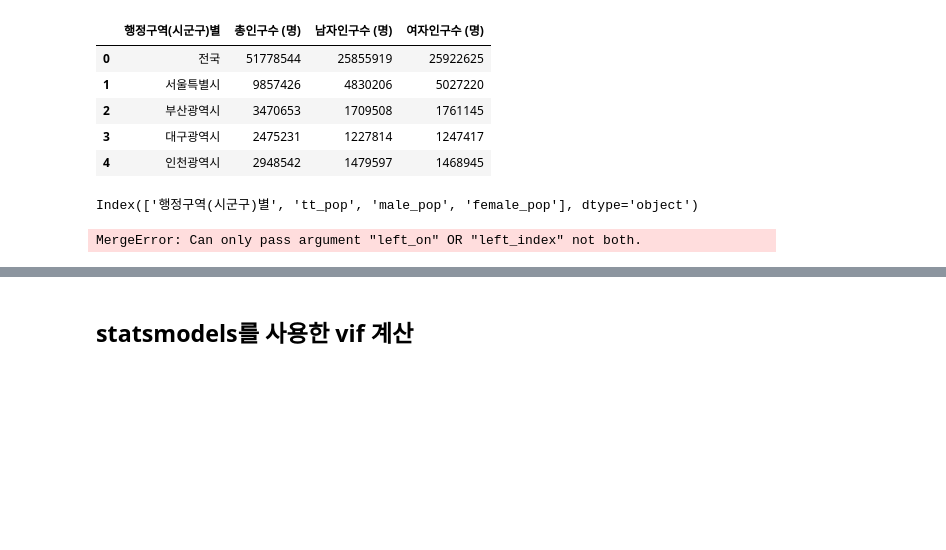
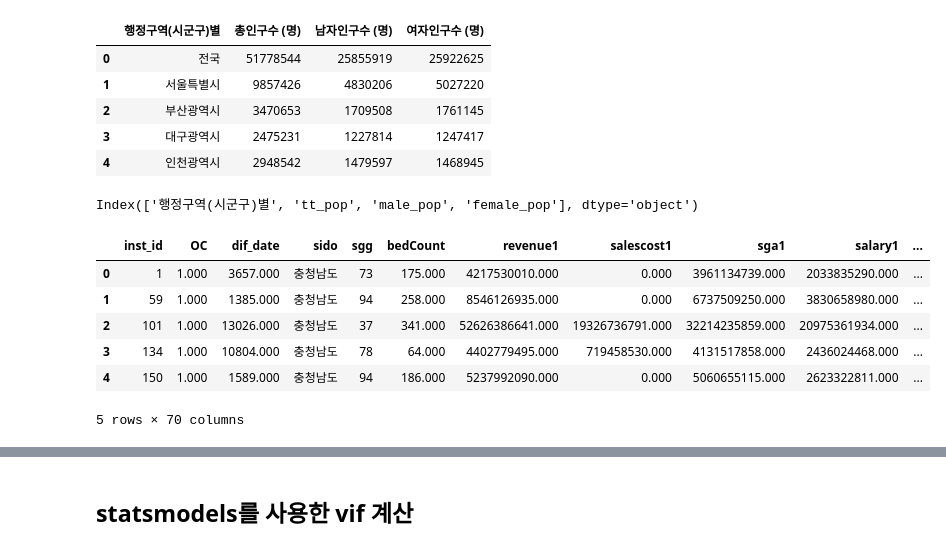
Before and after one commit to nyeokinyeoki/Gym_zalabim, a Jupyter notebook: ipynb/hospital.ipynb, the cells around one changed output, grey strips where cells are left out. Drawn from its saved outputs; the diff is of its cells as text; code cells hidden in the pictures; blank space fills up the shorter version.

```diff
--- a/ipynb/hospital.ipynb
+++ b/ipynb/hospital.ipynb
@@ -288,16 +208,16 @@ date_of_2018 = "2018-01-01"
 # 문자 타입을 date 타입으로
 
 # df["openDate"] = df["openDate"].apply(lambda x : datetime.strptime(str(x), "%Y%m%d")) # ValueError: unconverted data remains: .0
-df["openDate"] = pd.to_datetime(df["openDate"], format="%Y%m%d")
+df_merge["openDate"] = pd.to_datetime(df_merge["openDate"], format="%Y%m%d")
 
 # 날짜 차이를 새로운 컬럼으로 생성, 데이터 프레임 중간에 삽입
-df.insert(2, "dif_date", datetime.strptime(date_of_2018,"%Y-%m-%d")-df["openDate"])
-df["dif_date"] = df["dif_date"].dt.days
+df_merge.insert(2, "dif_date", datetime.strptime(date_of_2018,"%Y-%m-%d")-df_merge["openDate"])
+df_merge["dif_date"] = df_merge["dif_date"].dt.days
 
-df.drop(labels="openDate", axis=1, inplace=True)
+df_merge.drop(labels="openDate", axis=1, inplace=True)
 
-df["dif_date"].tail()
-df.head()
+df_merge["dif_date"].tail()
+df_merge.head()
 # %% [output]
 |  | inst_id | OC | dif_date | sido | sgg | bedCount | instkind | revenue1 | salescost1 | sga1 | ... |
 | 0 | 1 | 1.000 | 3657.000 | choongnam | 73 | 175.000 | nursing_hospital | 4217530010.000 | 0.000 | 3961134739.000 | ... |
@@ -308,8 +228,8 @@ df.head()
 5 rows × 60 columns
 # %%
 # 병원의 종류를, get_dummies를 이용해 one-hot-encoding
-df_new = pd.get_dummies(df, columns=["instkind"], prefix=["instkind"], prefix_sep="_", dtype=int)
-df_new.head()
+df_m = pd.get_dummies(df_merge, columns=["instkind"], prefix=["instkind"], prefix_sep="_", dtype=int)
+df_m.head()
 # %% [output]
 |  | inst_id | OC | dif_date | sido | sgg | bedCount | revenue1 | salescost1 | sga1 | salary1 | ... |
 | 0 | 1 | 1.000 | 3657.000 | choongnam | 73 | 175.000 | 4217530010.000 | 0.000 | 3961134739.000 | 2033835290.000 | ... |
@@ -319,4 +239,4 @@ df_new.head()
 | 4 | 9 | 1.000 | 4505.000 | gyeongnam | 32 | 196.000 | 49043538016.000 | 0.000 | 47656051197.000 | 24460782270.000 | ... |
 5 rows × 66 columns
 # %%
-df_new.reset_index(level=0, drop=True, inplace=True)
+df_m.reset_index(level=0, drop=True, inplace=True)
@@ -338,14 +243,14 @@ Name: sido, Length: 428, dtype: object>
 # %%
 # 영어로 돼 있는 '시도'를 한글로 변환
 
-df_new["sido"].replace(['choongnam', 'gyeongnam', 'gyeonggi', 'incheon', 'busan',
+df_m["sido"].replace(['choongnam', 'gyeongnam', 'gyeonggi', 'incheon', 'busan',
        'jeonnam', 'seoul', 'jeonbuk', 'choongbuk', 'ulsan', 'daejeon',
        'daegu', 'gyeongbuk', 'gangwon', 'gwangju', 'sejong', 'jeju'],
        ["충청남도", "경상남도", "경기도", "인천광역시", '부산광역시', '전라남도', '서울특별시',
         '전라북도', '충청북도', '울산광역시', '대전광역시', '대구광역시', "경상북도", "강원도", "광주광역시", "세종특별자치시", '제주특별자치도'],inplace=True)
 
-print("df_new의 시도 : ",df_new["sido"].unique())
-df_new.head()
+print("df_new의 시도 : ",df_m["sido"].unique())
+df_m.head()
 # %% [output]
 df_new의 시도 :  ['충청남도' '경상남도' '경기도' '인천광역시' '부산광역시' '전라남도' '서울특별시' '전라북도' '충청북도' '울산광역시'
  '대전광역시' '대구광역시' '경상북도' '강원도' '광주광역시' '세종특별자치시' '제주특별자치도']
@@ -390,10 +295,16 @@ pop.columns
 Index(['행정구역(시군구)별', 'tt_pop', 'male_pop', 'female_pop'], dtype='object')
 # %%
 # df와 pop(인구수) join
-df_new = pd.merge(df_new, pop, how="inner", left_on="sido", right_on="행정구역(시군구)별")
+df_new = pd.merge(df_m, pop, how="inner", left_on="sido", right_on="행정구역(시군구)별")
 df_new.head()
 # %% [output]
+|  | inst_id | OC | dif_date | sido | sgg | bedCount | revenue1 | salescost1 | sga1 | salary1 | ... |
+| 0 | 1 | 1.000 | 3657.000 | 충청남도 | 73 | 175.000 | 4217530010.000 | 0.000 | 3961134739.000 | 2033835290.000 | ... |
+| 1 | 59 | 1.000 | 1385.000 | 충청남도 | 94 | 258.000 | 8546126935.000 | 0.000 | 6737509250.000 | 3830658980.000 | ... |
+| 2 | 101 | 1.000 | 13026.000 | 충청남도 | 37 | 341.000 | 52626386641.000 | 19326736791.000 | 32214235859.000 | 20975361934.000 | ... |
+| 3 | 134 | 1.000 | 10804.000 | 충청남도 | 78 | 64.000 | 4402779495.000 | 719458530.000 | 4131517858.000 | 2436024468.000 | ... |
+| 4 | 150 | 1.000 | 1589.000 | 충청남도 | 94 | 186.000 | 5237992090.000 | 0.000 | 5060655115.000 | 2623322811.000 | ... |
-MergeError: Can only pass argument "left_on" OR "left_index" not both.
+5 rows × 70 columns
 # %%
 # 시도를 one-hot-encoding
 df_new = pd.get_dummies(df_new, columns=["sido"], prefix=["sido"], prefix_sep="_", dtype=int)
```
Also changed, not shown: parts of 55 cells of this notebook.
